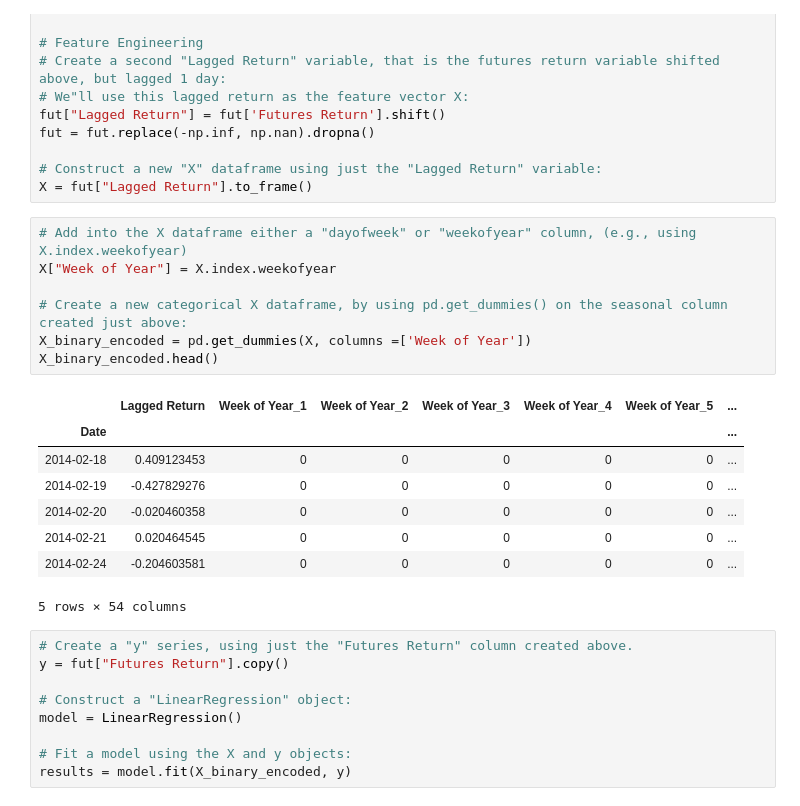
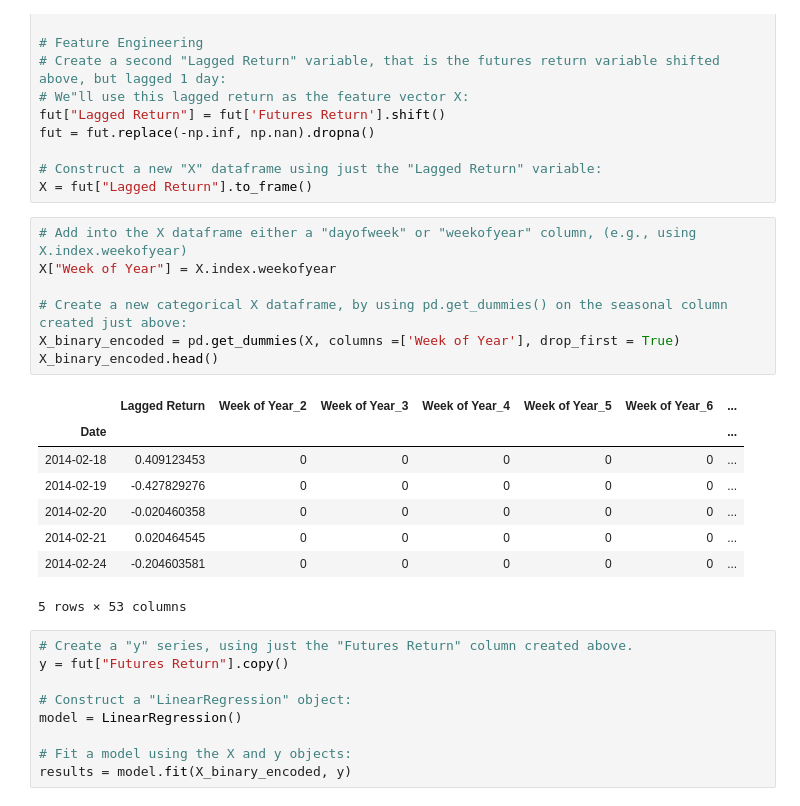
Before and after one commit to joshmiller32/Time_Series_Analysis_Japanese_Yen, a Jupyter notebook: time_series_analysis.ipynb, the cells around one changed output. Drawn from its saved outputs; the diff is of its cells as text.

```diff
--- a/time_series_analysis.ipynb
+++ b/time_series_analysis.ipynb
@@ -147,19 +147,19 @@ X = fut["Lagged Return"].to_frame()
 # %%
 # Add into the X dataframe either a "dayofweek" or "weekofyear" column, (e.g., using X.index.weekofyear)
 X["Week of Year"] = X.index.weekofyear
 
 # Create a new categorical X dataframe, by using pd.get_dummies() on the seasonal column created just above:
-X_binary_encoded = pd.get_dummies(X, columns =['Week of Year'])
+X_binary_encoded = pd.get_dummies(X, columns =['Week of Year'], drop_first = True)
 X_binary_encoded.head()
 # %% [output]
-|  | Lagged Return | Week of Year_1 | Week of Year_2 | Week of Year_3 | Week of Year_4 | Week of Year_5 | ... |
+|  | Lagged Return | Week of Year_2 | Week of Year_3 | Week of Year_4 | Week of Year_5 | Week of Year_6 | ... |
 | Date |  |  |  |  |  |  | ... |
 | 2014-02-18 | 0.409123453 | 0 | 0 | 0 | 0 | 0 | ... |
 | 2014-02-19 | -0.427829276 | 0 | 0 | 0 | 0 | 0 | ... |
 | 2014-02-20 | -0.020460358 | 0 | 0 | 0 | 0 | 0 | ... |
 | 2014-02-21 | 0.020464545 | 0 | 0 | 0 | 0 | 0 | ... |
 | 2014-02-24 | -0.204603581 | 0 | 0 | 0 | 0 | 0 | ... |
-5 rows × 54 columns
+5 rows × 53 columns
 # %%
 # Create a "y" series, using just the "Futures Return" column created above.
 y = fut["Futures Return"].copy()
```
Also changed, not shown: parts of 25 cells of this notebook, 2 other files.
